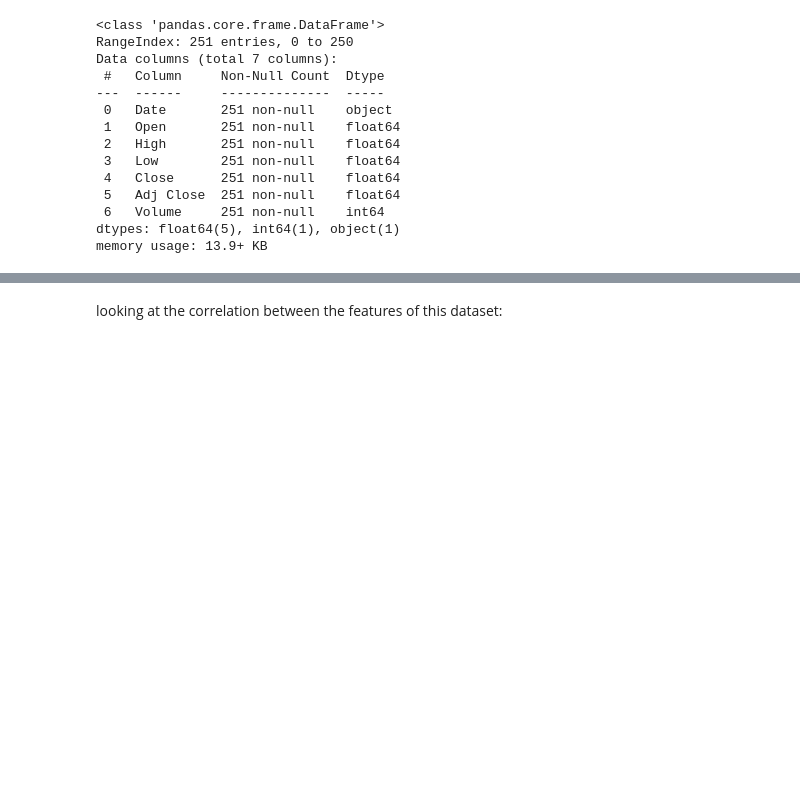
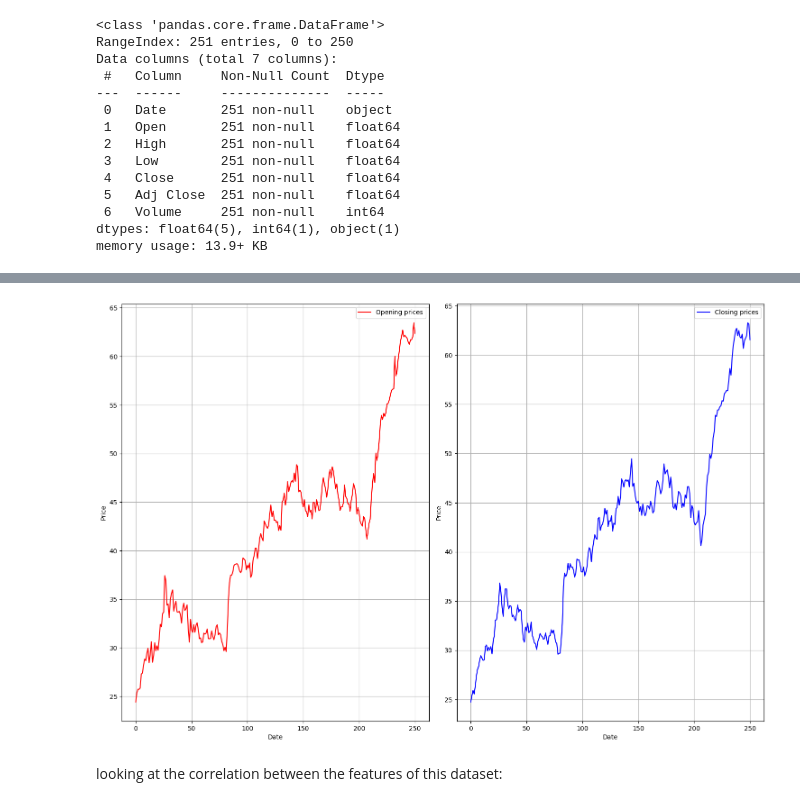
Before and after one commit to Kamuthuj/Uber-stock-prediction, a Jupyter notebook: analysis.ipynb, the cells around one changed output, grey strips where cells are left out. Saved outputs shown, nothing was run; the diff lists cells and outputs as text; code cells hidden in the pictures; blank space fills up the shorter version.

```diff
--- a/analysis.ipynb
+++ b/analysis.ipynb
@@ -111,3 +143,23 @@ plt.show()
+# %%
+plt.figure(figsize=(15,10))
+plt.subplot(1,2,1)
+plt.plot(df["Open"], color="red", label="Opening prices")
+plt.xlabel("Date")
+plt.ylabel("Price")
+plt.grid()
+plt.legend()
+
+plt.subplot(1,2,2)
+plt.plot(df["Close"], color="Blue", label="Closing prices")
+plt.xlabel("Date")
+plt.ylabel("Price")
+plt.grid()
+plt.legend()
+
+plt.tight_layout()
+plt.show()
+# %% [output]
+[figure, added]
 # %% [markdown]
 looking at the correlation between the features of this dataset:
 # %%
```
Also changed, not shown: parts of 24 cells of this notebook.
